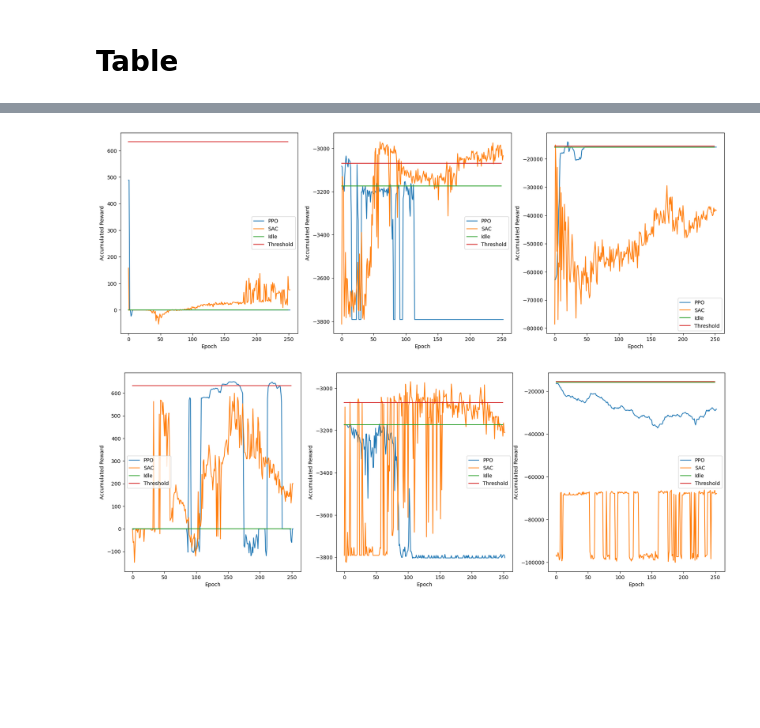
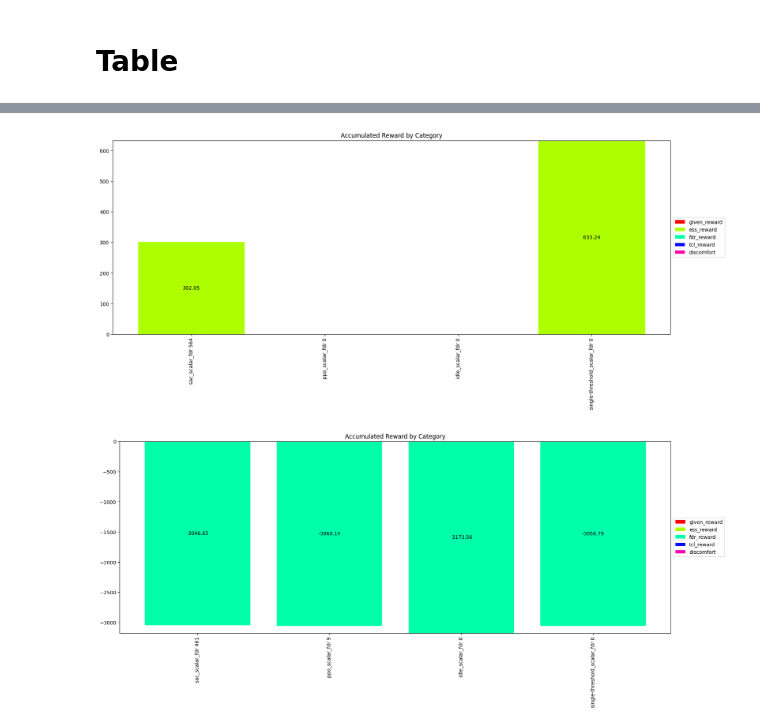
Before and after one commit to TimWalter/smart-energy-controller, a Jupyter notebook: src/figures.ipynb, the cells around one changed output, grey strips where cells are left out. Cells and saved outputs as stored; diff of their text form; code cells hidden in the pictures; blank space fills up the shorter version.

```diff
--- a/src/figures.ipynb
+++ b/src/figures.ipynb
@@ -126,5 +128,5 @@ plt.show()
 # %%
-ess_results = load_results("./logs/ess")
-fdr_results = load_results("./logs/fdr")
-tcl_results = load_results("./logs/tcl")
-hourly_results = load_results("./logs/hourly")
+ess_data = load_data("./logs/ess")
+fdr_data = load_data("./logs/fdr")
+tcl_data = load_data("./logs/tcl")
+hourly_data = load_data("./logs/hourly")
@@ -480,32 +133,31 @@ runs_tcl = load_results("./logs/tcl")
-# %%
-fig, ax = plt.subplots(1, 3, figsize=(21, 7))  # 1 row, 3 columns
-
-for i, data in enumerate([runs_ess, runs_fdr, runs_tcl]):
-    ax[i].plot(data["ppo_hypo2"], label="PPO")
-    ax[i].plot(data["sac_hypo2"], label="SAC")
-    ax[i].plot([data["idle_hypo2"][0]]*250, label="Idle")
-    ax[i].plot([data["single-threshold_hypo2"][0]]*250, label="Threshold")
-
-    ax[i].legend()
-    ax[i].set_ylabel("Accumulated Reward")
-    ax[i].set_xlabel("Epoch")
-
-plt.show()
-# %% [output]
-[figure, removed]
-# %%
-fig, ax = plt.subplots(1, 3, figsize=(21, 7))  # 1 row, 3 columns
-
-for i, data in enumerate([runs_ess, runs_fdr, runs_tcl]):
-    ax[i].plot(data["ppo_hypo3"], label="PPO")
-    ax[i].plot(data["sac_hypo3"], label="SAC")
-    ax[i].plot([data["idle_hypo3"][0]]*250, label="Idle")
-    ax[i].plot([data["single-threshold_hypo3"][0]]*250, label="Threshold")
-
-    ax[i].legend()
-    ax[i].set_ylabel("Accumulated Reward")
-    ax[i].set_xlabel("Epoch")
-
-plt.show()
-# %% [output]
-[figure, removed]
+# %%
+ess_data = {
+    "sac_scalar_fdr": ess_data["sac_scalar_fdr"][1:],
+    "ppo_scalar_fdr": ess_data["ppo_scalar_fdr"],
+    "idle_scalar_fdr": ess_data["idle_scalar_fdr"],
+    "single-threshold_scalar_fdr": ess_data["single-threshold_scalar_fdr"]
+}
+fdr_data = {
+    "sac_scalar_fdr": fdr_data["sac_scalar_fdr"],
+    "ppo_scalar_fdr": fdr_data["ppo_scalar_fdr"],
+    "idle_scalar_fdr": fdr_data["idle_scalar_fdr"],
+    "single-threshold_scalar_fdr": fdr_data["single-threshold_scalar_fdr"]
+}
+tcl_data = {
+    "sac_scalar_fdr": tcl_data["sac_scalar_fdr"],
+    "ppo_scalar_fdr": tcl_data["ppo_scalar_fdr"],
+    "idle_scalar_fdr": tcl_data["idle_scalar_fdr"],
+    "single-threshold_scalar_fdr": tcl_data["single-threshold_scalar_fdr"]
+}
+hourly_data = {
+    "sac_sparse": hourly_data["sac_sparse"],
+    "ppo_sparse": hourly_data["ppo_sparse"],
+}
+# %%
+best_rewards_by_category(ess_data)
+# %% [output]
+[figure, added]
+# %%
+best_rewards_by_category(fdr_data)
+# %% [output]
+[figure, added]
```
Also changed, not shown: parts of 30 cells of this notebook, 31 other files.
